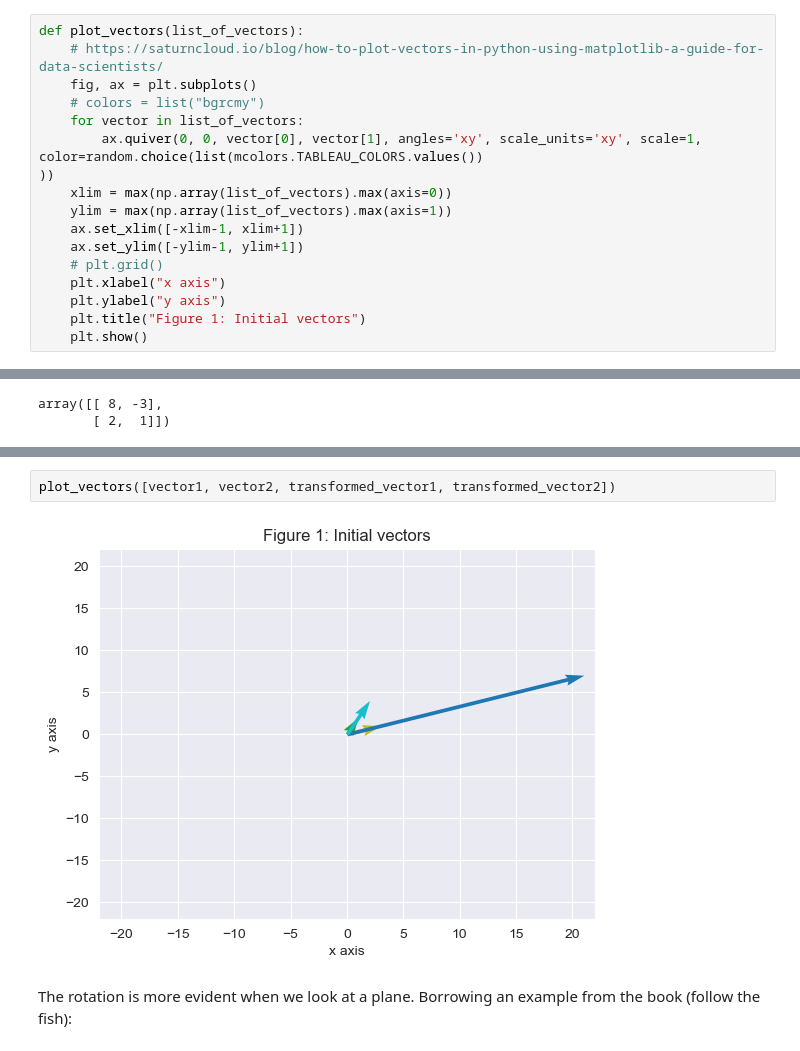
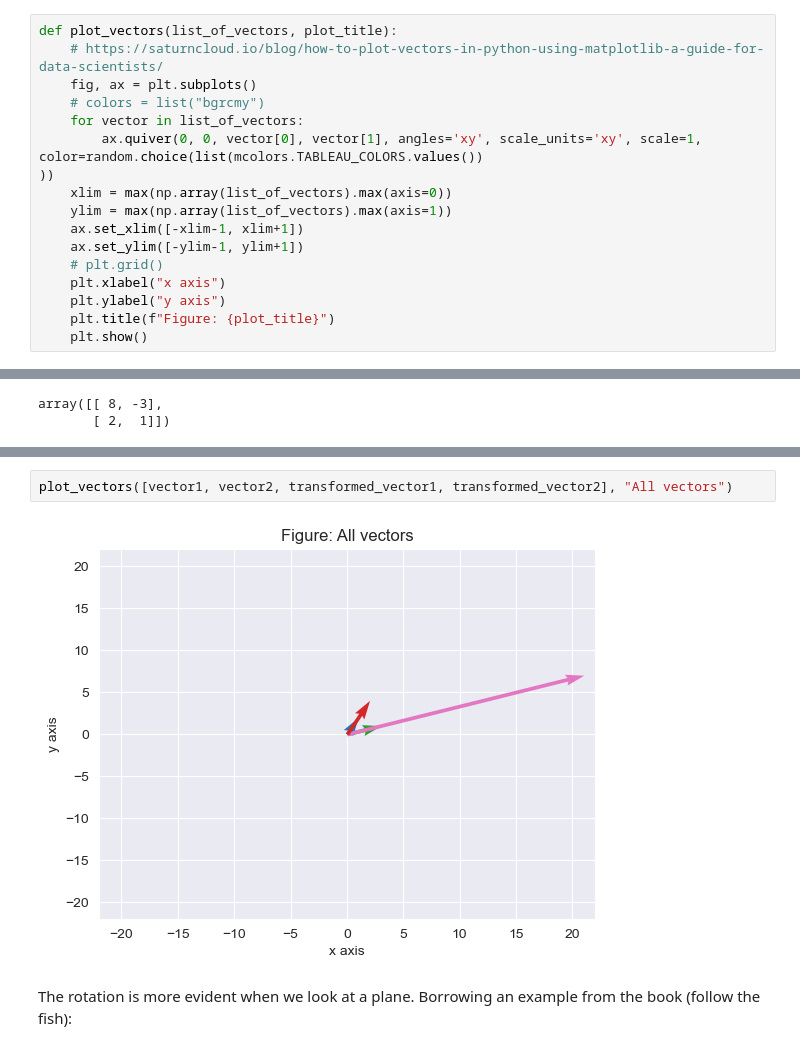
Before and after one commit to Etrama/statistics-primer, a Jupyter notebook: src/001-PCA.ipynb, the cells around one changed output, grey strips where cells are left out. Cells and saved outputs as stored; diff of their text form.

```diff
--- a/src/001-PCA.ipynb
+++ b/src/001-PCA.ipynb
@@ -252,7 +252,7 @@ np.array([vector1, vector2])
 array([[3, 1],
        [1, 2]])
 # %%
-def plot_vectors(list_of_vectors):
+def plot_vectors(list_of_vectors, plot_title):
     # https://saturncloud.io/blog/how-to-plot-vectors-in-python-using-matplotlib-a-guide-for-data-scientists/
     fig, ax = plt.subplots()
     # colors = list("bgrcmy")
@@ -266,6 +266,6 @@ def plot_vectors(list_of_vectors):
     # plt.grid()
     plt.xlabel("x axis")
     plt.ylabel("y axis")
-    plt.title("Figure 1: Initial vectors")
+    plt.title(f"Figure: {plot_title}")
     plt.show()
 # %%
@@ -289,7 +289,7 @@ plot_vectors([transformed_vector1, transformed_vector2])
 # %%
-plot_vectors([vector1, vector2, transformed_vector1, transformed_vector2])
+plot_vectors([vector1, vector2, transformed_vector1, transformed_vector2], "All vectors")
 # %% [output]
-[figure, old version]
+[figure, new version]
 # %% [markdown]
 The rotation is more evident when we look at a plane. Borrowing an example from the book (follow the fish):
 # %% [markdown]
```
Also changed, not shown: parts of 2 cells of this notebook.
